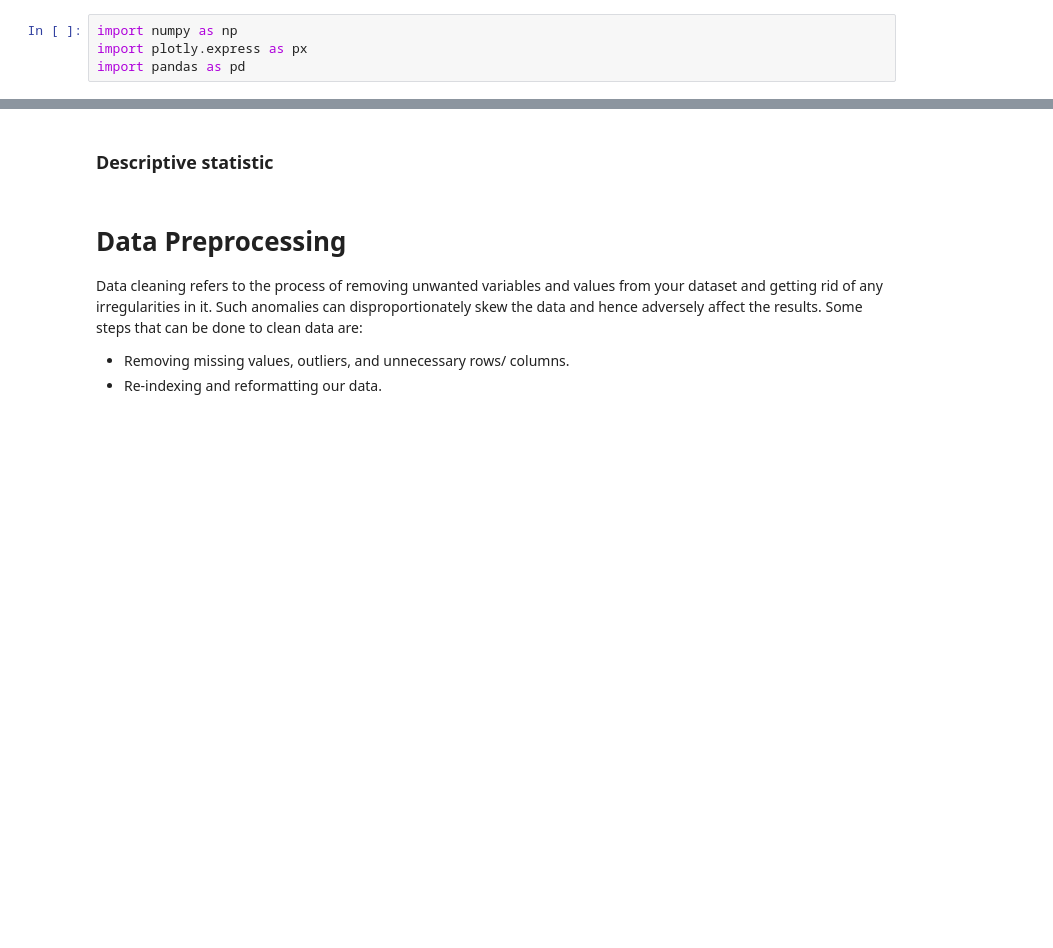
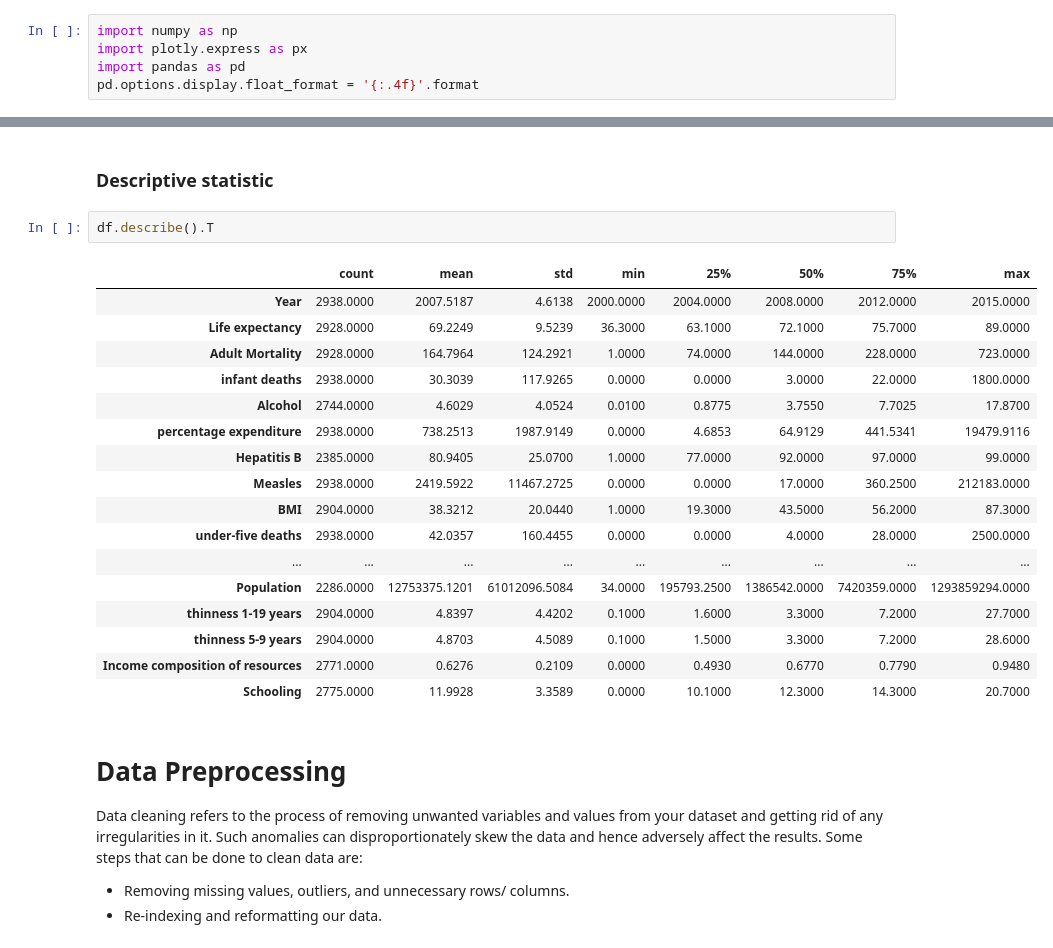
Before and after one commit to ov3ipo/SM_Project, a Jupyter notebook: project.ipynb, the cells around one changed output, grey strips where cells are left out. Drawn from its saved outputs; the diff is of its cells as text; blank space fills up the shorter version.

```diff
--- a/project.ipynb
+++ b/project.ipynb
@@ -8,6 +8,7 @@ the process of finding and loading data into our system. Good, reliable data can
 import numpy as np
 import plotly.express as px
 import pandas as pd
+pd.options.display.float_format = '{:.4f}'.format
 # %%
 df = pd.read_csv('life_expectancy.csv')
 # %%
@@ -33,6 +34,26 @@ df.sample(frac = 0.01)
 29 rows × 22 columns
 # %% [markdown]
 ### Descriptive statistic
+# %%
+df.describe().T
+# %% [output]
+|  | count | mean | std | min | 25% | 50% | 75% | max |
+| Year | 2938.0000 | 2007.5187 | 4.6138 | 2000.0000 | 2004.0000 | 2008.0000 | 2012.0000 | 2015.0000 |
+| Life expectancy | 2928.0000 | 69.2249 | 9.5239 | 36.3000 | 63.1000 | 72.1000 | 75.7000 | 89.0000 |
+| Adult Mortality | 2928.0000 | 164.7964 | 124.2921 | 1.0000 | 74.0000 | 144.0000 | 228.0000 | 723.0000 |
+| infant deaths | 2938.0000 | 30.3039 | 117.9265 | 0.0000 | 0.0000 | 3.0000 | 22.0000 | 1800.0000 |
+| Alcohol | 2744.0000 | 4.6029 | 4.0524 | 0.0100 | 0.8775 | 3.7550 | 7.7025 | 17.8700 |
+| percentage expenditure | 2938.0000 | 738.2513 | 1987.9149 | 0.0000 | 4.6853 | 64.9129 | 441.5341 | 19479.9116 |
+| Hepatitis B | 2385.0000 | 80.9405 | 25.0700 | 1.0000 | 77.0000 | 92.0000 | 97.0000 | 99.0000 |
+| Measles | 2938.0000 | 2419.5922 | 11467.2725 | 0.0000 | 0.0000 | 17.0000 | 360.2500 | 212183.0000 |
+| BMI | 2904.0000 | 38.3212 | 20.0440 | 1.0000 | 19.3000 | 43.5000 | 56.2000 | 87.3000 |
+| under-five deaths | 2938.0000 | 42.0357 | 160.4455 | 0.0000 | 0.0000 | 4.0000 | 28.0000 | 2500.0000 |
+| ... | ... | ... | ... | ... | ... | ... | ... | ... |
+| Population | 2286.0000 | 12753375.1201 | 61012096.5084 | 34.0000 | 195793.2500 | 1386542.0000 | 7420359.0000 | 1293859294.0000 |
+| thinness 1-19 years | 2904.0000 | 4.8397 | 4.4202 | 0.1000 | 1.6000 | 3.3000 | 7.2000 | 27.7000 |
+| thinness 5-9 years | 2904.0000 | 4.8703 | 4.5089 | 0.1000 | 1.5000 | 3.3000 | 7.2000 | 28.6000 |
+| Income composition of resources | 2771.0000 | 0.6276 | 0.2109 | 0.0000 | 0.4930 | 0.6770 | 0.7790 | 0.9480 |
+| Schooling | 2775.0000 | 11.9928 | 3.3589 | 0.0000 | 10.1000 | 12.3000 | 14.3000 | 20.7000 |
 # %% [markdown]
 # **Data Preprocessing**
 Data cleaning refers to the process of removing unwanted variables and values from your dataset and getting rid of any irregularities in it. Such anomalies can disproportionately skew the data and hence adversely affect the results. Some steps that can be done to clean data are:
```
Also changed, not shown: parts of 4 cells of this notebook.
